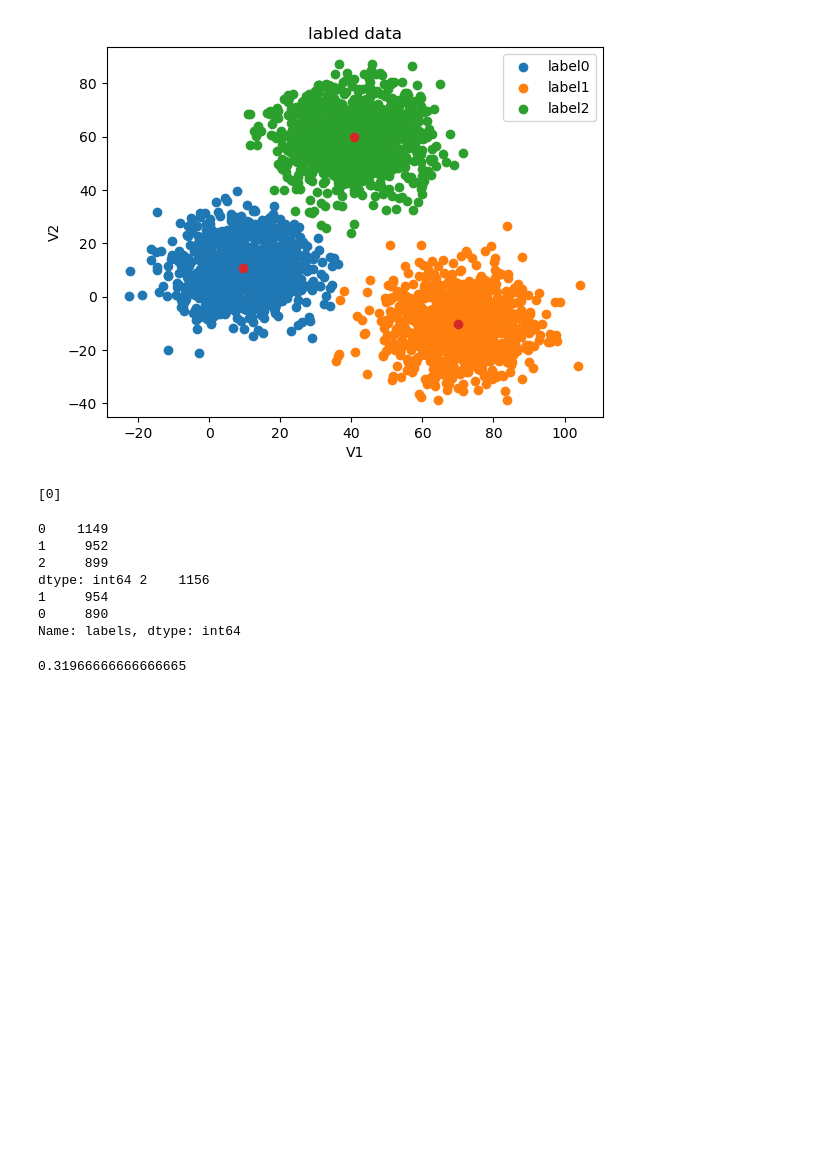
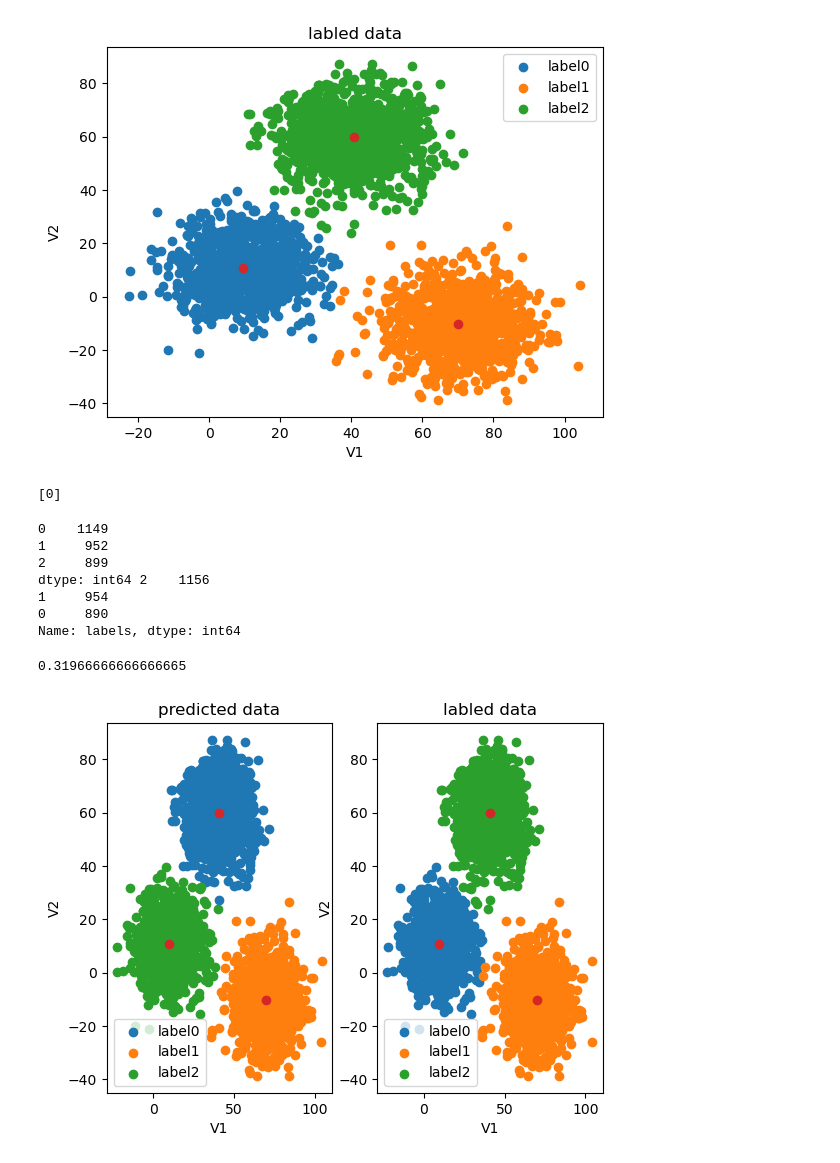
Before and after one commit to jarry-creat/machine_Learning, a Jupyter notebook: 聚类算法/demo.ipynb, the cells around one changed output. Drawn from its saved outputs; the diff is of its cells as text; code cells hidden in the pictures; blank space fills up the shorter version.

```diff
--- a/聚类算法/demo.ipynb
+++ b/聚类算法/demo.ipynb
@@ -105,3 +125,29 @@ accuracy = accuracy_score(y,y_predict)
 print(accuracy)
 # %% [output]
 0.31966666666666665
+# %%
+#visualize the data and results
+fig4 = plt.subplot(121)
+label0 = plt.scatter(X.loc[:,'V1'][y_predict==0],X.loc[:,'V2'][y_predict==0])
+label1 = plt.scatter(X.loc[:,'V1'][y_predict==1],X.loc[:,'V2'][y_predict==1])
+label2 = plt.scatter(X.loc[:,'V1'][y_predict==2],X.loc[:,'V2'][y_predict==2])
+
+plt.title("predicted data")
+plt.xlabel('V1')
+plt.ylabel('V2')
+plt.legend((label0,label1,label2),('label0','label1','label2'))
+plt.scatter(centers[:,0],centers[:,1])
+
+fig5 = plt.subplot(122)
+label0 = plt.scatter(X.loc[:,'V1'][y==0],X.loc[:,'V2'][y==0])
+label1 = plt.scatter(X.loc[:,'V1'][y==1],X.loc[:,'V2'][y==1])
+label2 = plt.scatter(X.loc[:,'V1'][y==2],X.loc[:,'V2'][y==2])
+
+plt.title("labled data")
+plt.xlabel('V1')
+plt.ylabel('V2')
+plt.legend((label0,label1,label2),('label0','label1','label2'))
+plt.scatter(centers[:,0],centers[:,1])
+plt.show()
+# %% [output]
+[figure, added]
```
Also changed, not shown: parts of 21 cells of this notebook.
